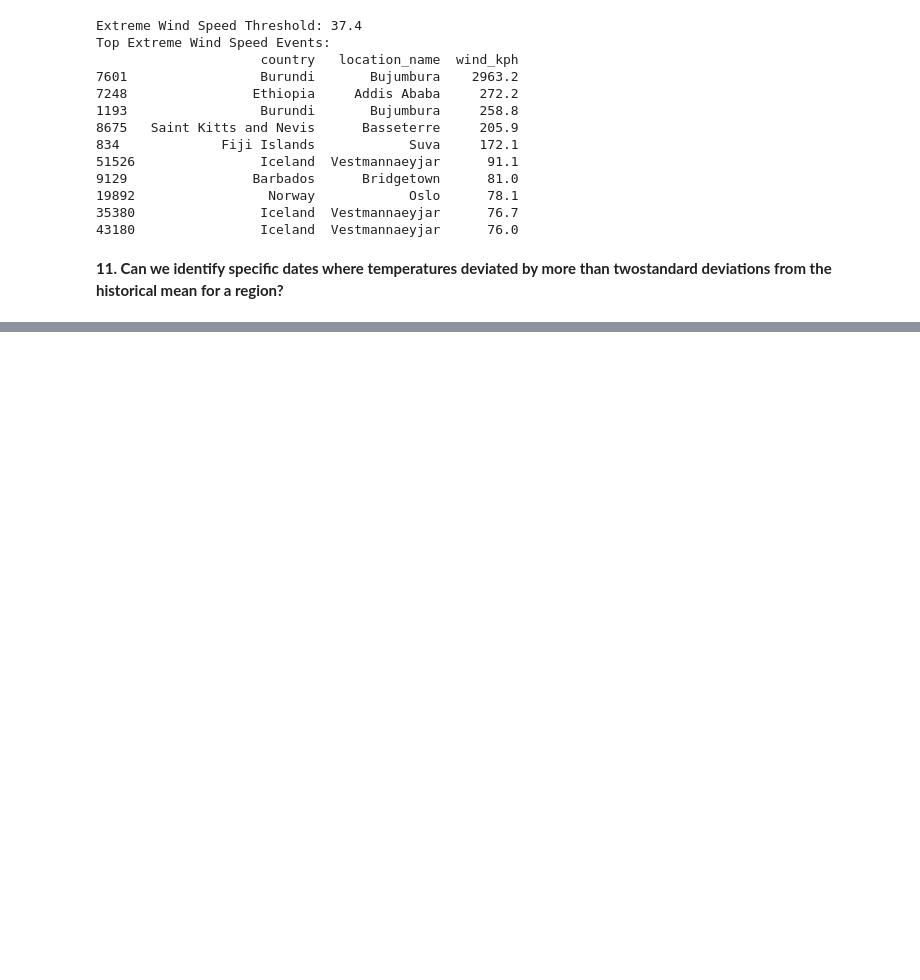
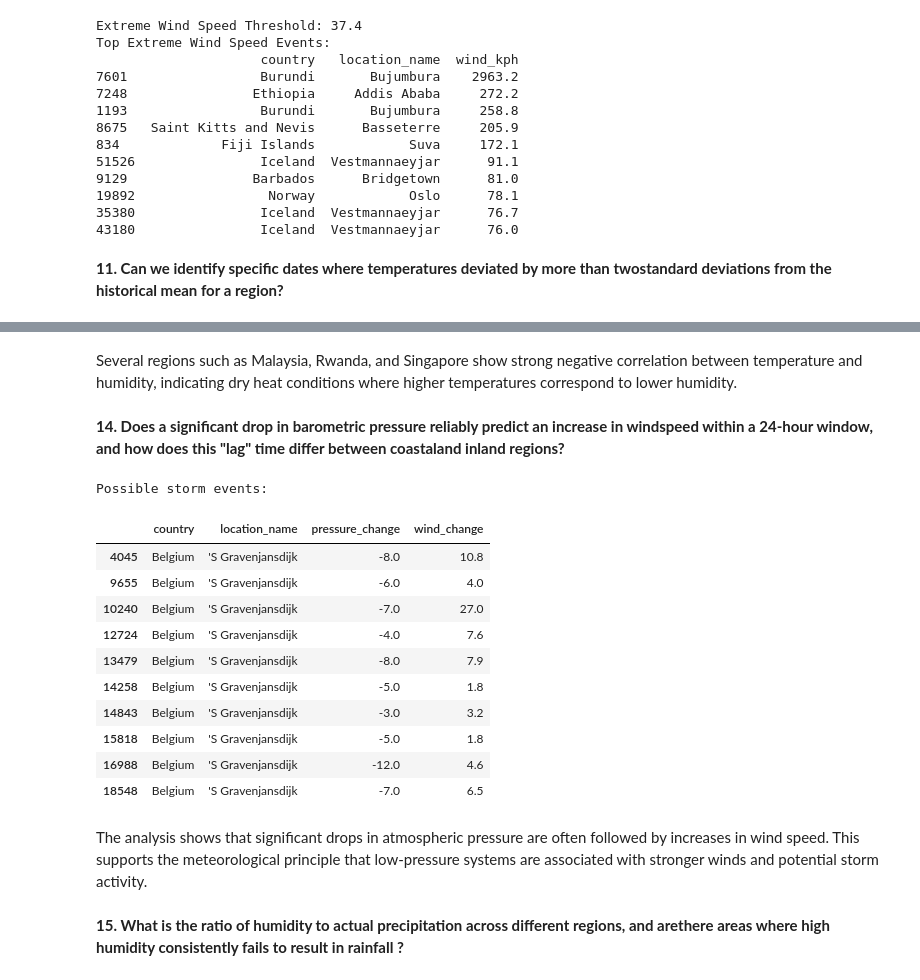
Before and after one commit to 23f2004268/23f2004268.github.io, a Jupyter notebook: mani-shankar-s-notebook.ipynb, the cells around one changed output, grey strips where cells are left out. Saved outputs shown, nothing was run; the diff lists cells and outputs as text; code cells hidden in the pictures; blank space fills up the shorter version.

```diff
--- a/mani-shankar-s-notebook.ipynb
+++ b/mani-shankar-s-notebook.ipynb
@@ -571,0 +601,38 @@ Temperature Deviations (>2σ):
+# %% [markdown]
+Several regions such as Malaysia, Rwanda, and Singapore show strong negative correlation between temperature and humidity, indicating dry heat conditions where higher temperatures correspond to lower humidity.
+# %% [markdown]
+
+**14. Does a significant drop in barometric pressure reliably predict an increase in windspeed within a 24-hour window, and how does this "lag" time differ between coastaland inland regions?**
+# %%
+# Sort data by location and time
+df = df.sort_values(['location_name','last_updated'])
+
+# Calculate pressure change
+df['pressure_change'] = df.groupby('location_name')['pressure_mb'].diff()
+
+# Calculate wind speed change
+df['wind_change'] = df.groupby('location_name')['wind_kph'].diff()
+
+# Identify pressure drop with wind increase
+events = df[(df['pressure_change'] < -2) & (df['wind_change'] > 0)]
+
+print("Possible storm events:")
+events[['country','location_name','pressure_change','wind_change']].head(10)
+# %% [output]
+Possible storm events:
+|  | country | location_name | pressure_change | wind_change |
+| 4045 | Belgium | 'S Gravenjansdijk | -8.0 | 10.8 |
+| 9655 | Belgium | 'S Gravenjansdijk | -6.0 | 4.0 |
+| 10240 | Belgium | 'S Gravenjansdijk | -7.0 | 27.0 |
+| 12724 | Belgium | 'S Gravenjansdijk | -4.0 | 7.6 |
+| 13479 | Belgium | 'S Gravenjansdijk | -8.0 | 7.9 |
+| 14258 | Belgium | 'S Gravenjansdijk | -5.0 | 1.8 |
+| 14843 | Belgium | 'S Gravenjansdijk | -3.0 | 3.2 |
+| 15818 | Belgium | 'S Gravenjansdijk | -5.0 | 1.8 |
+| 16988 | Belgium | 'S Gravenjansdijk | -12.0 | 4.6 |
+| 18548 | Belgium | 'S Gravenjansdijk | -7.0 | 6.5 |
+# %% [markdown]
+The analysis shows that significant drops in atmospheric pressure are often followed by increases in wind speed. This supports the meteorological principle that low-pressure systems are associated with stronger winds and potential storm activity.
+# %% [markdown]
+
+**15. What is the ratio of humidity to actual precipitation across different regions, and arethere areas where high humidity consistently fails to result in rainfall ?**
```
Also changed, not shown: parts of 51 cells of this notebook.
